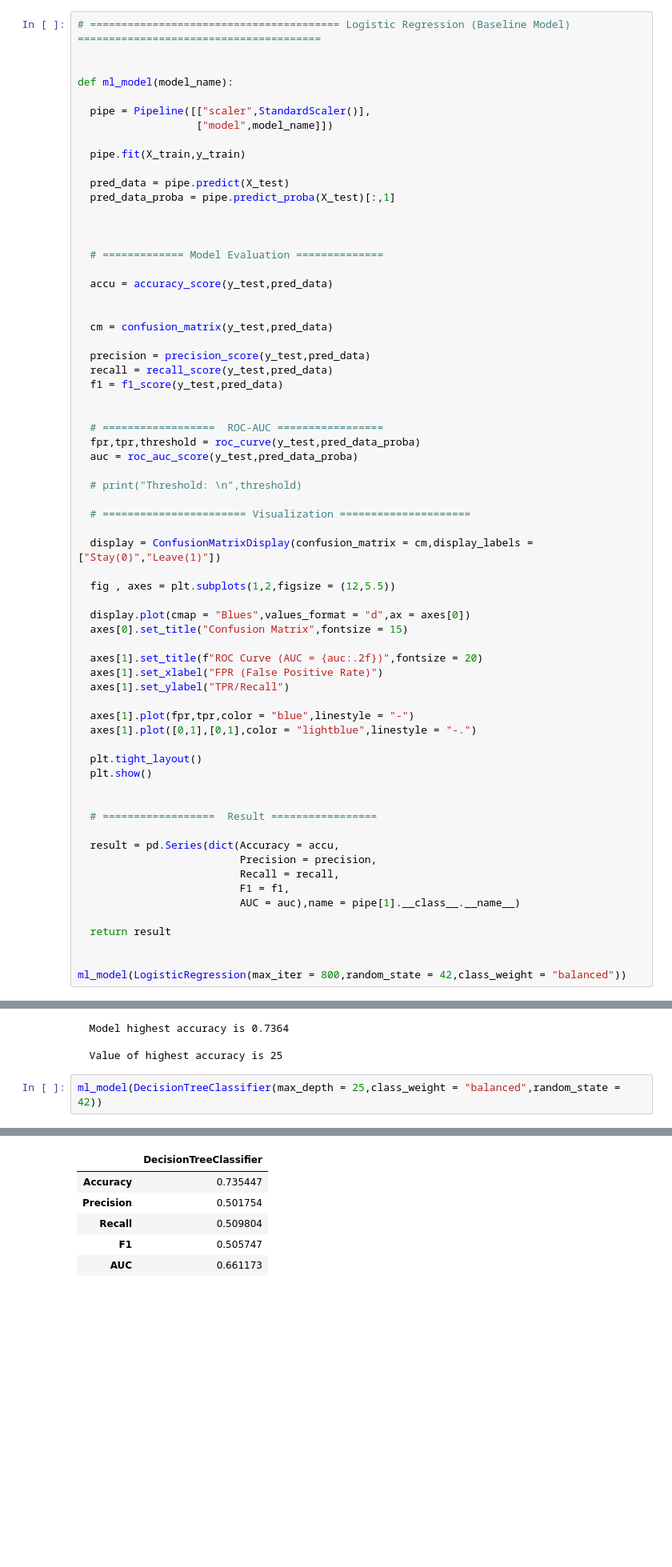
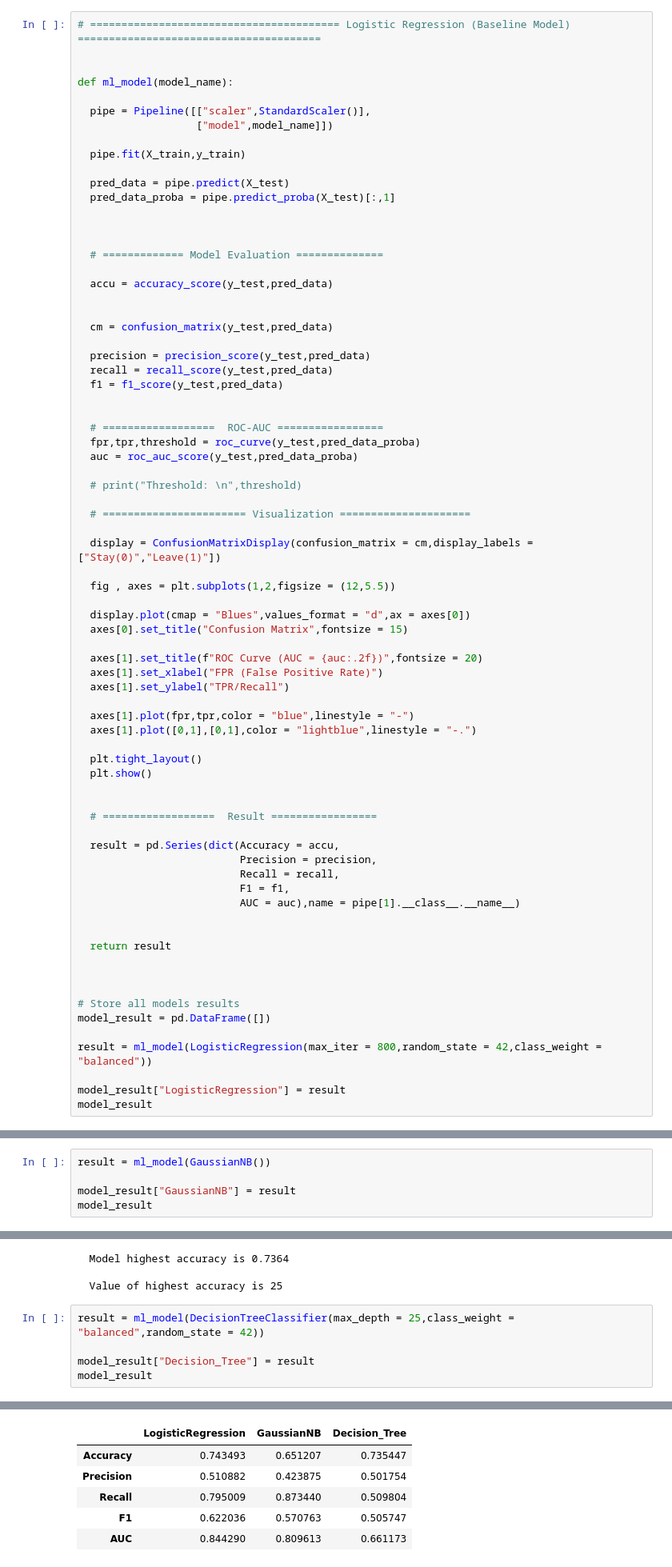
Before and after one commit to ArthJain123/Customer-Churn-Prediction-ML, a Jupyter notebook: Customer_Churn_Prediction.ipynb, the cells around one changed output, grey strips where cells are left out. Shown at 80% size. Drawn from its saved outputs; the diff is of its cells as text; blank space fills up the shorter version.

```diff
--- a/Customer_Churn_Prediction.ipynb
+++ b/Customer_Churn_Prediction.ipynb
@@ -730,10 +729,18 @@ def ml_model(model_name):
                           F1 = f1,
                           AUC = auc),name = pipe[1].__class__.__name__)
 
+
   return result
 
 
-ml_model(LogisticRegression(max_iter = 800,random_state = 42,class_weight = "balanced"))
+
+# Store all models results
+model_result = pd.DataFrame([])
+
+result = ml_model(LogisticRegression(max_iter = 800,random_state = 42,class_weight = "balanced"))
+
+model_result["LogisticRegression"] = result
+model_result
 # %% [output]
 [figure]
 |  | LogisticRegression |
@@ -774,0 +770,5 @@ dtype: float64
+# %%
+result = ml_model(GaussianNB())
+
+model_result["GaussianNB"] = result
+model_result
@@ -842,12 +850,15 @@ hpt(DecisionTreeClassifier(random_state = 42,class_weight = "balanced"),np.arang
 
   Value of highest accuracy is 25
 # %%
-ml_model(DecisionTreeClassifier(max_depth = 25,class_weight = "balanced",random_state = 42))
+result = ml_model(DecisionTreeClassifier(max_depth = 25,class_weight = "balanced",random_state = 42))
+
+model_result["Decision_Tree"] = result
+model_result
 # %% [output]
 [figure]
-|  | DecisionTreeClassifier |
-| Accuracy | 0.735447 |
-| Precision | 0.501754 |
-| Recall | 0.509804 |
-| F1 | 0.505747 |
-| AUC | 0.661173 |
+|  | LogisticRegression | GaussianNB | Decision_Tree |
+| Accuracy | 0.743493 | 0.651207 | 0.735447 |
+| Precision | 0.510882 | 0.423875 | 0.501754 |
+| Recall | 0.795009 | 0.873440 | 0.509804 |
+| F1 | 0.622036 | 0.570763 | 0.505747 |
+| AUC | 0.844290 | 0.809613 | 0.661173 |
```
Also changed, not shown: parts of 13 cells of this notebook.
